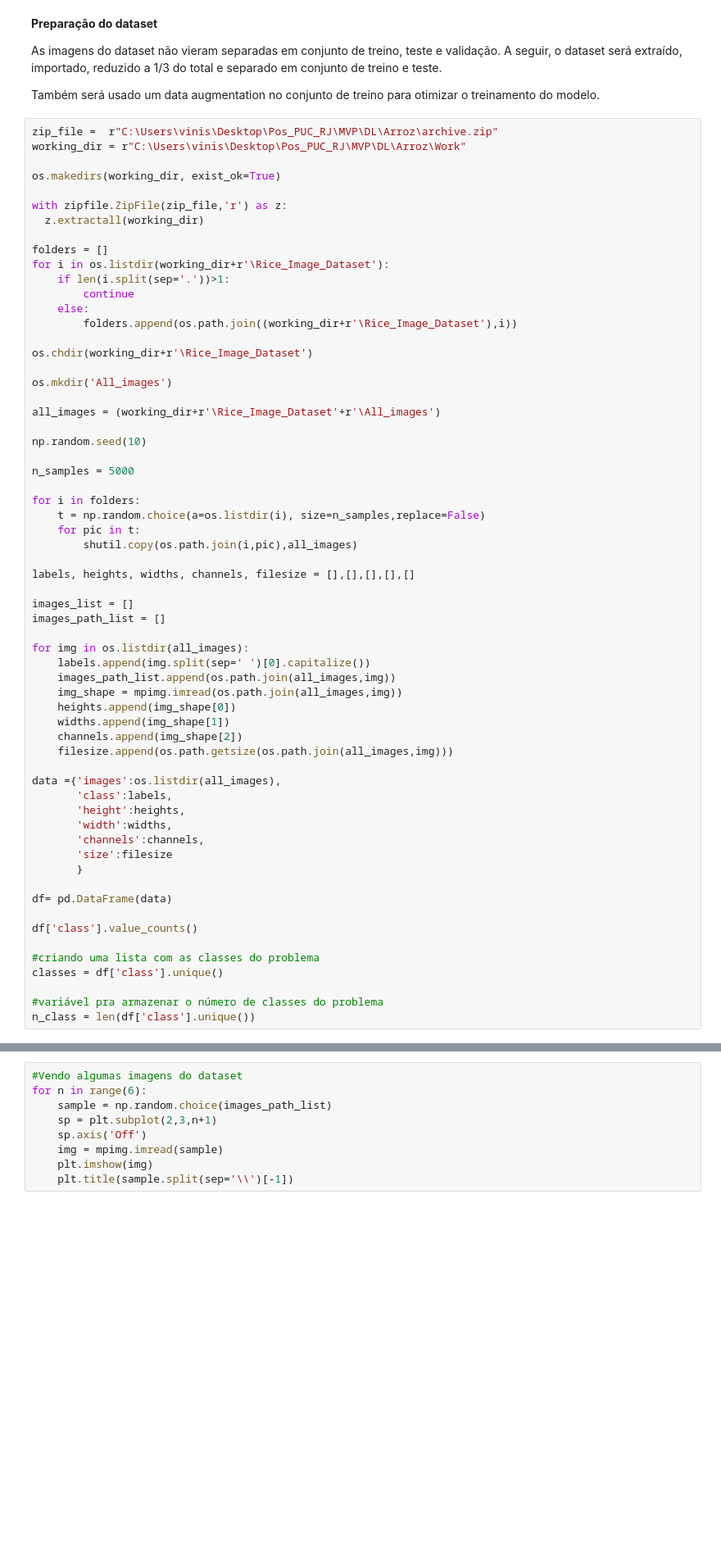
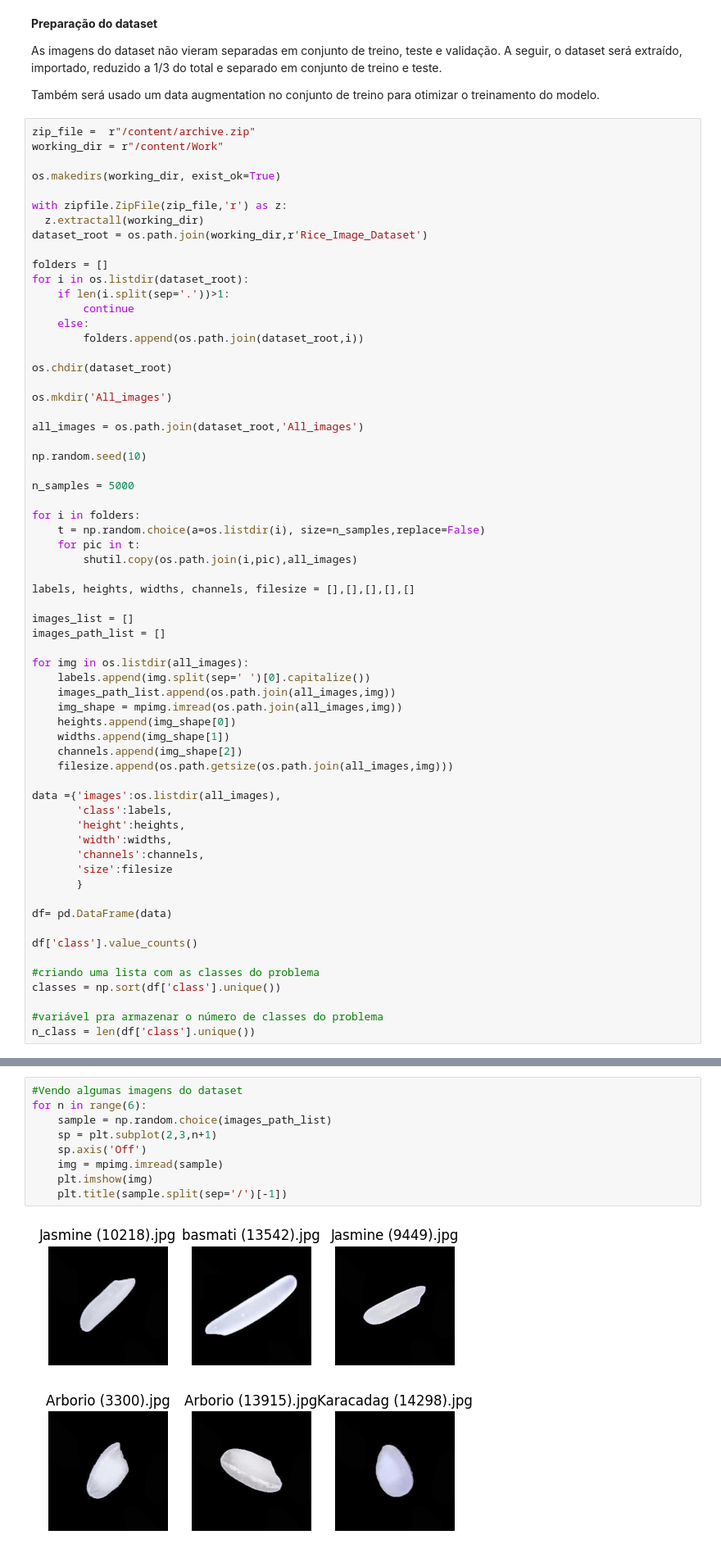
Before and after one commit to Vinicius-S-Grilo/Portfolio, a Jupyter notebook: MVP.ipynb, the cells around one changed output, grey strips where cells are left out. Shown: that part at 82% size. Cells and saved outputs as stored; diff of their text form; blank space fills up the shorter version.

```diff
--- a/MVP.ipynb
+++ b/MVP.ipynb
@@ -688,26 +682,27 @@ As imagens do dataset não vieram separadas em conjunto de treino, teste e valid
 
 Também será usado um data augmentation no conjunto de treino para otimizar o treinamento do modelo.
 # %%
-zip_file =  r"C:\Users\vinis\Desktop\Pos_PUC_RJ\MVP\DL\Arroz\archive.zip"
-working_dir = r"C:\Users\vinis\Desktop\Pos_PUC_RJ\MVP\DL\Arroz\Work"
+zip_file =  r"/content/archive.zip"
+working_dir = r"/content/Work"
 
 os.makedirs(working_dir, exist_ok=True)
 
 with zipfile.ZipFile(zip_file,'r') as z:
   z.extractall(working_dir)
+dataset_root = os.path.join(working_dir,r'Rice_Image_Dataset')
 
 folders = []
-for i in os.listdir(working_dir+r'\Rice_Image_Dataset'):
+for i in os.listdir(dataset_root):
     if len(i.split(sep='.'))>1:
         continue
     else:
-        folders.append(os.path.join((working_dir+r'\Rice_Image_Dataset'),i))
+        folders.append(os.path.join(dataset_root,i))
 
-os.chdir(working_dir+r'\Rice_Image_Dataset')
+os.chdir(dataset_root)
 
 os.mkdir('All_images')
 
-all_images = (working_dir+r'\Rice_Image_Dataset'+r'\All_images')
+all_images = os.path.join(dataset_root,'All_images')
 
 np.random.seed(10)
 
@@ -745,7 +740,7 @@ df= pd.DataFrame(data)
 df['class'].value_counts()
 
 #criando uma lista com as classes do problema
-classes = df['class'].unique()
+classes = np.sort(df['class'].unique())
 
 #variável pra armazenar o número de classes do problema
 n_class = len(df['class'].unique())
@@ -755,12 +753,14 @@ df['class'].value_counts().plot.bar(title='Classes de arroz')
 # %%
 #Vendo algumas imagens do dataset
 for n in range(6):
     sample = np.random.choice(images_path_list)
     sp = plt.subplot(2,3,n+1)
     sp.axis('Off')
     img = mpimg.imread(sample)
     plt.imshow(img)
-    plt.title(sample.split(sep='\\')[-1])
+    plt.title(sample.split(sep='/')[-1])
+# %% [output]
+[figure, added]
 # %%
 #Separação entre treino e teste
 np.random.seed(10)
```
Also changed, not shown: parts of 20 cells of this notebook.
